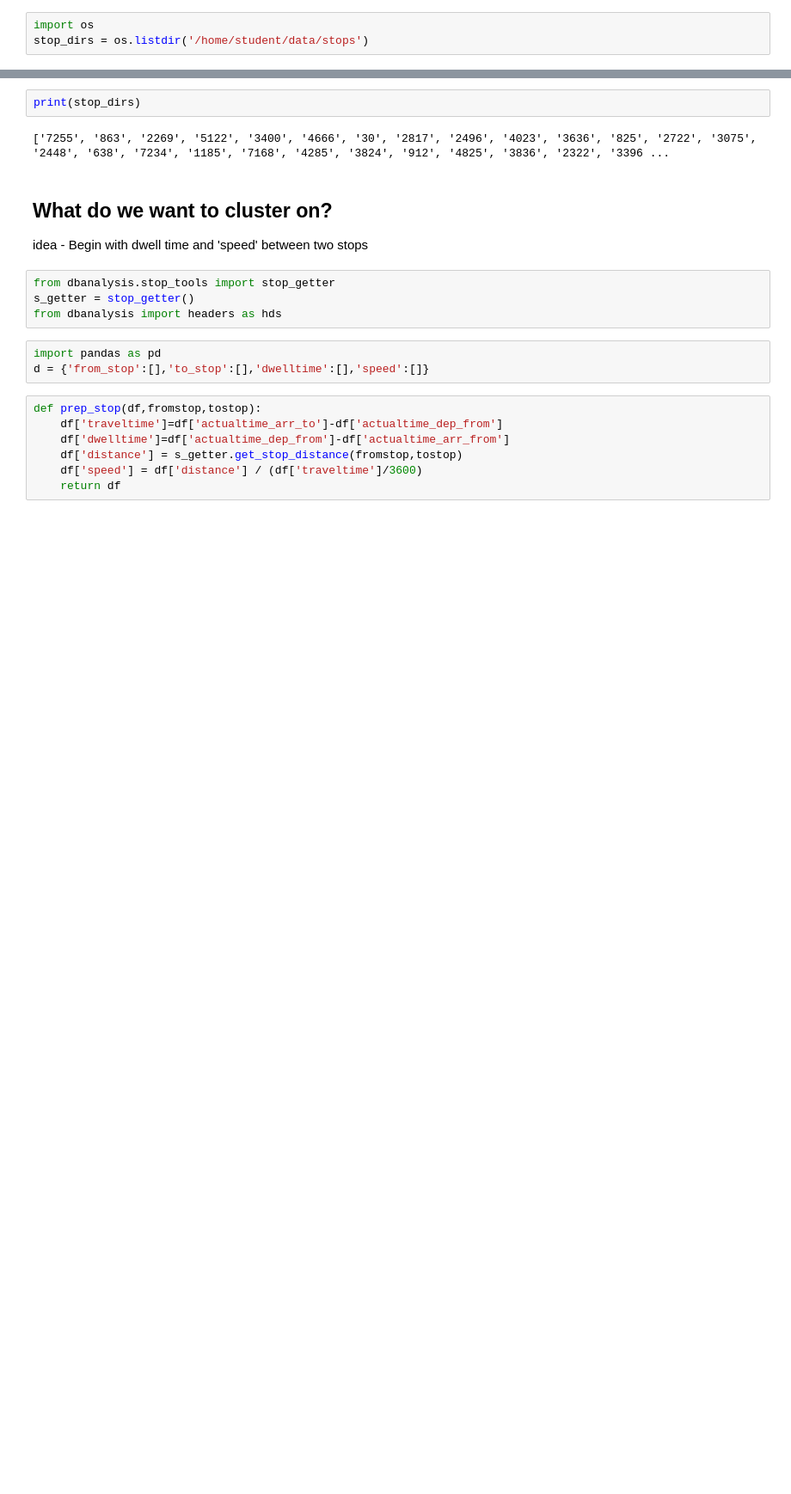
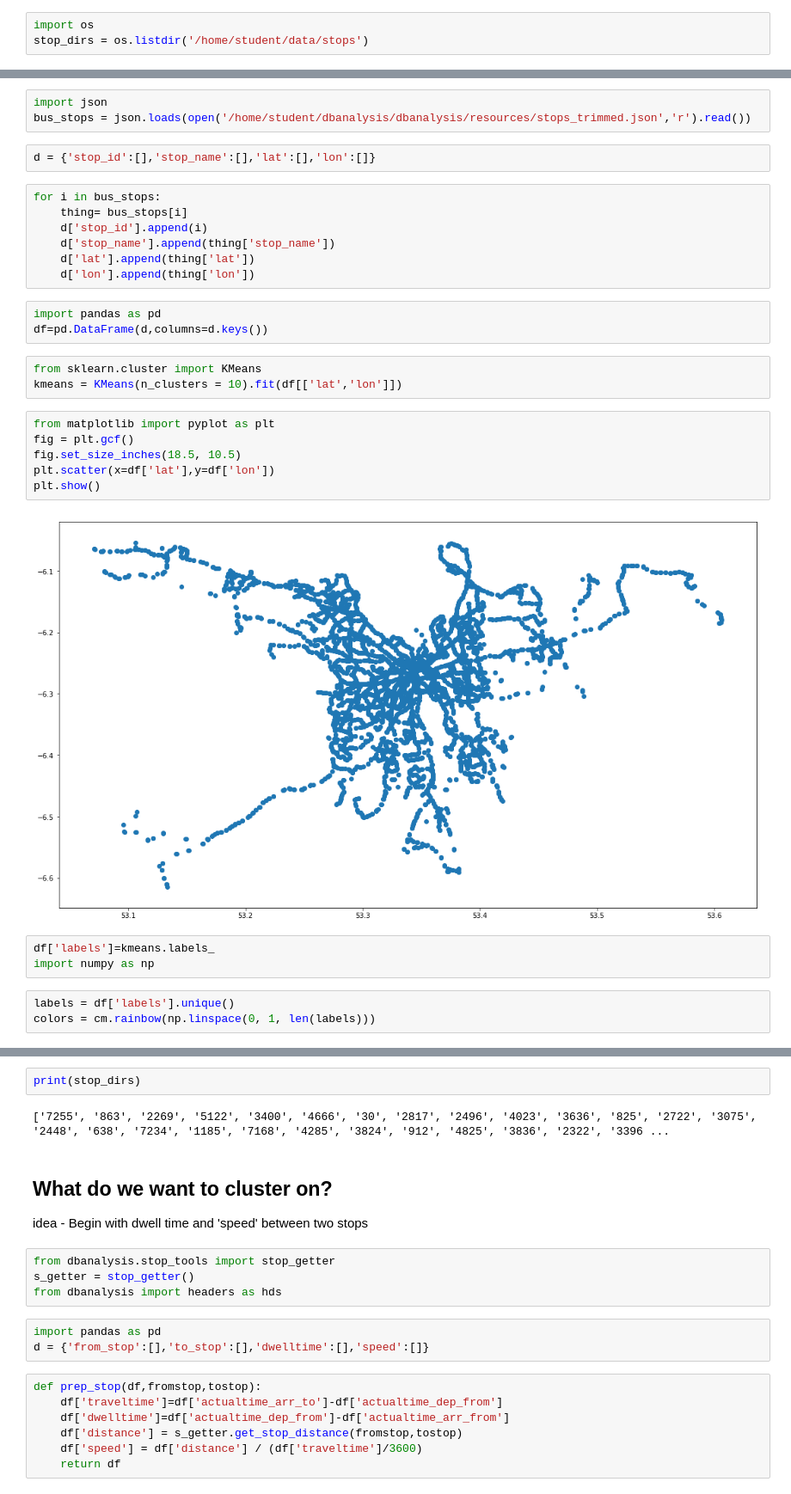
Before and after one commit to Manjunathsk92/dublinbikesanalysis, a Jupyter notebook: notebooks/Clustering?.ipynb, the cells around one changed output, grey strips where cells are left out. Shown at 86% size. Drawn from its saved outputs; the diff is of its cells as text; blank space fills up the shorter version.

Commit message:
Added this thing for calculating the closest stop to the user based on clusters

```diff
--- a/notebooks/Clustering?.ipynb
+++ b/notebooks/Clustering?.ipynb
@@ -3,0 +6,32 @@ stop_dirs = os.listdir('/home/student/data/stops')
+# %%
+import json
+bus_stops = json.loads(open('/home/student/dbanalysis/dbanalysis/resources/stops_trimmed.json','r').read())
+# %%
+d = {'stop_id':[],'stop_name':[],'lat':[],'lon':[]}
+# %%
+for i in bus_stops:
+    thing= bus_stops[i]
+    d['stop_id'].append(i)
+    d['stop_name'].append(thing['stop_name'])
+    d['lat'].append(thing['lat'])
+    d['lon'].append(thing['lon'])
+# %%
+import pandas as pd
+df=pd.DataFrame(d,columns=d.keys())
+# %%
+from sklearn.cluster import KMeans
+kmeans = KMeans(n_clusters = 10).fit(df[['lat','lon']])
+# %%
+from matplotlib import pyplot as plt
+fig = plt.gcf()
+fig.set_size_inches(18.5, 10.5)
+plt.scatter(x=df['lat'],y=df['lon'])
+plt.show()
+# %% [output]
+[figure, added]
+# %%
+df['labels']=kmeans.labels_
+import numpy as np
+# %%
+labels = df['labels'].unique()
+colors = cm.rainbow(np.linspace(0, 1, len(labels)))
```
Also changed, not shown: parts of 13 cells of this notebook, 9 other files.
